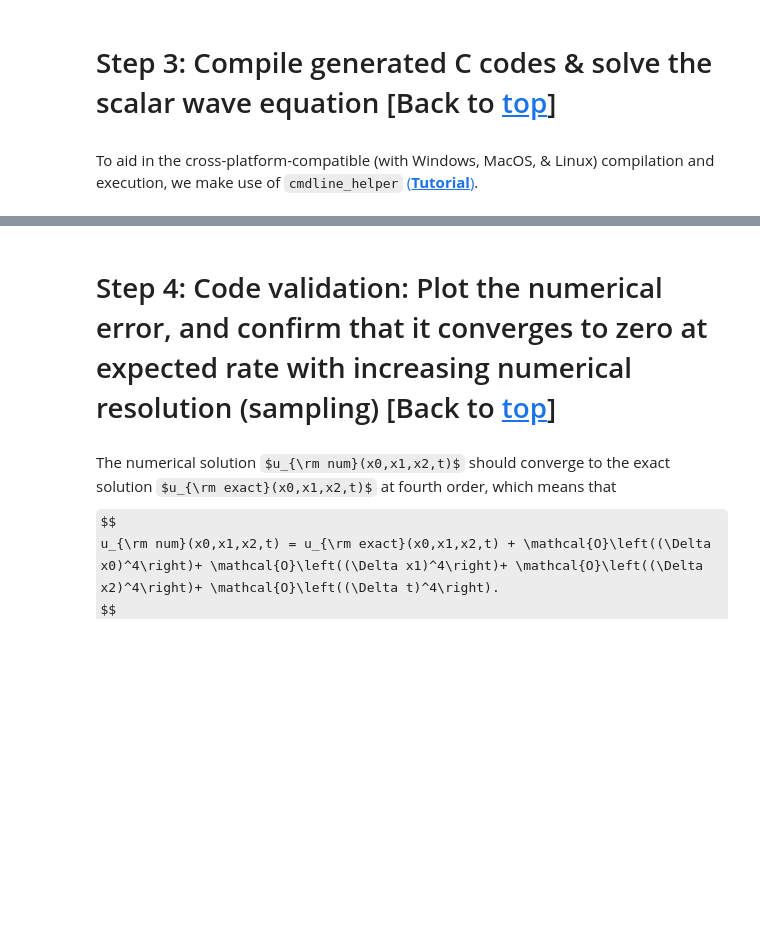
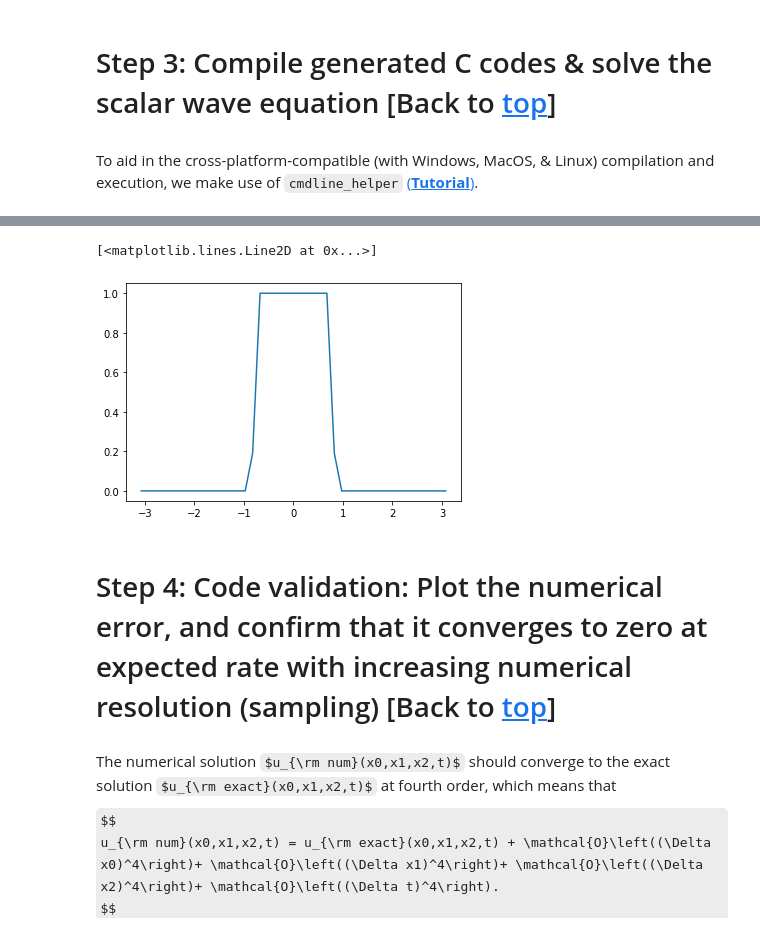
Before and after one commit to GRHayL/GRHayL, a Jupyter notebook: implementations/GRHayL_NRPy_IGM/Tutorial-GRHayL_NRPy_IGM.ipynb, the cells around one changed output, grey strips where cells are left out. Cells and saved outputs as stored; diff of their text form; code cells hidden in the pictures; some formulas as TeX source; blank space fills up the shorter version.

Commit message:
Latest work on GRHayL_NRPy_IGM implementation

```diff
--- a/implementations/GRHayL_NRPy_IGM/Tutorial-GRHayL_NRPy_IGM.ipynb
+++ b/implementations/GRHayL_NRPy_IGM/Tutorial-GRHayL_NRPy_IGM.ipynb
@@ -868,3 +1542,14 @@ os.chdir(os.path.join(".."))
+# %%
+import numpy as np
+import matplotlib.pyplot as plt
+
+raw_data = np.loadtxt("GRHayL_NRPy_IGM_Ccodes/output/out42__ce.txt")
+# %%
+raw_data[:, 0]
+plt.plot(raw_data[:,0], raw_data[:,13])
+# %% [output]
+[<matplotlib.lines.Line2D at 0x...>]
+[figure, added]
 # %% [markdown]
 <a id='convergence'></a>
 
```
Also changed, not shown: parts of 31 cells of this notebook, 46 other files.
